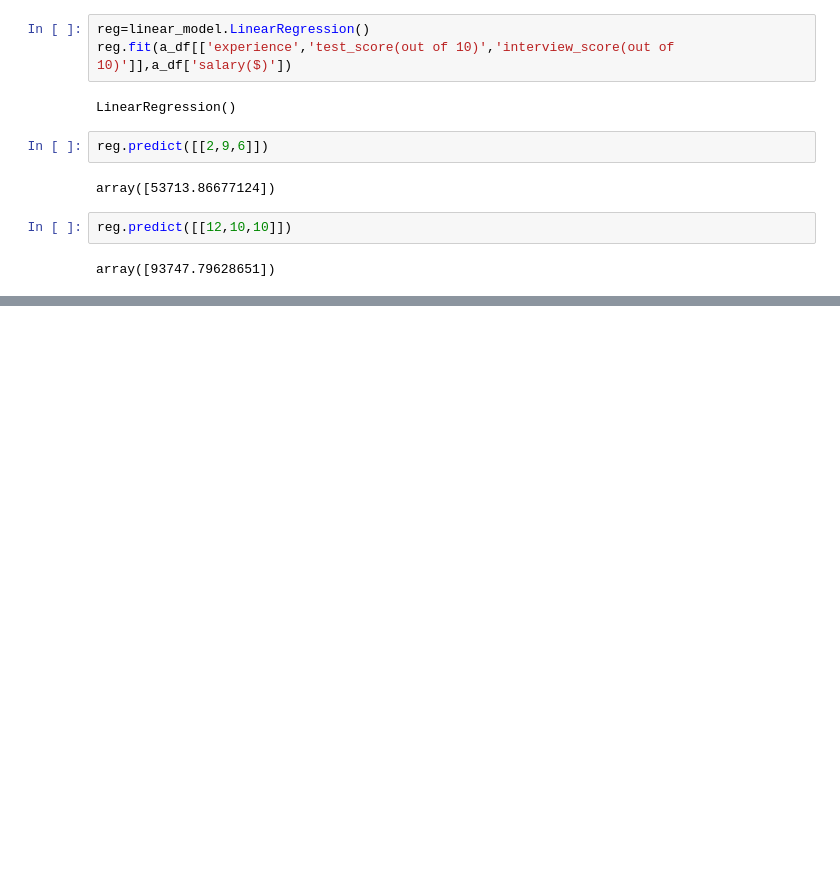
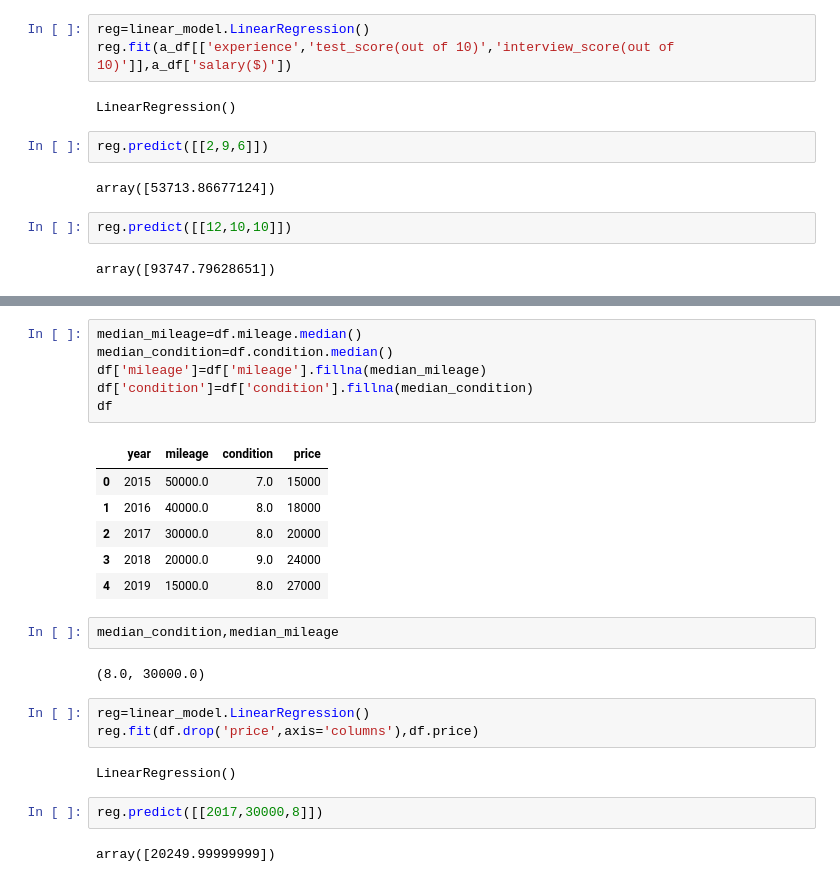
Before and after one commit to ngzhiwei517/Machine_Learning_Self-Learn, a Jupyter notebook: Multivariable.ipynb, the cells around one changed output, grey strips where cells are left out. Drawn from its saved outputs; the diff is of its cells as text; blank space fills up the shorter version.

```diff
--- a/Multivariable.ipynb
+++ b/Multivariable.ipynb
@@ -148,0 +184,26 @@ array([93747.79628651])
+# %%
+median_mileage=df.mileage.median()
+median_condition=df.condition.median()
+df['mileage']=df['mileage'].fillna(median_mileage)
+df['condition']=df['condition'].fillna(median_condition)
+df
+# %% [output]
+|  | year | mileage | condition | price |
+| 0 | 2015 | 50000.0 | 7.0 | 15000 |
+| 1 | 2016 | 40000.0 | 8.0 | 18000 |
+| 2 | 2017 | 30000.0 | 8.0 | 20000 |
+| 3 | 2018 | 20000.0 | 9.0 | 24000 |
+| 4 | 2019 | 15000.0 | 8.0 | 27000 |
+# %%
+median_condition,median_mileage
+# %% [output]
+(8.0, 30000.0)
+# %%
+reg=linear_model.LinearRegression()
+reg.fit(df.drop('price',axis='columns'),df.price)
+# %% [output]
+LinearRegression()
+# %%
+reg.predict([[2017,30000,8]])
+# %% [output]
+array([20249.99999999])
```
Also changed, not shown: parts of 12 cells of this notebook.
